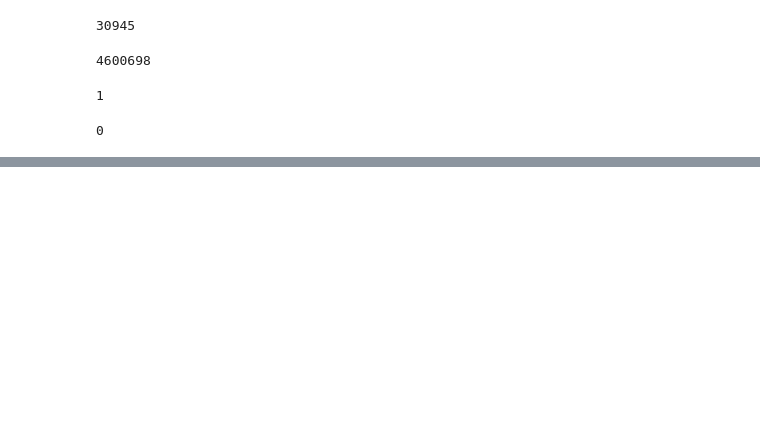
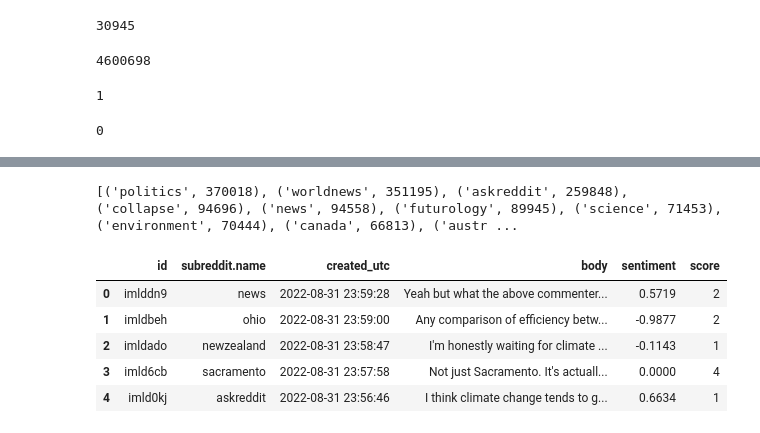
Before and after one commit to jimenasalinas/RedditGoesGreen, a Jupyter notebook: harsh_eda.ipynb, the cells around one changed output, grey strips where cells are left out. Saved outputs shown, nothing was run; the diff lists cells and outputs as text; code cells hidden in the pictures; blank space fills up the shorter version.

```diff
--- a/harsh_eda.ipynb
+++ b/harsh_eda.ipynb
@@ -41,0 +100,20 @@ climate.body.isna().sum()
+# %%
+#Dropping subreddits that have less than "threshold" posts
+sorted_subreddits = sorted(subreddits, key=lambda x: x[1], reverse=True)
+
+def drop_tuples_below_threshold(tuples_list, threshold):
+    return [t for t in tuples_list if t[1] >= threshold]
+
+sorted_subreddits_3000 = drop_tuples_below_threshold(sorted_subreddits, 3000)
+print(sorted_subreddits_3000)
+# %% [output]
+[('politics', 370018), ('worldnews', 351195), ('askreddit', 259848), ('collapse', 94696), ('news', 94558), ('futurology', 89945), ('science', 71453), ('environment', 70444), ('canada', 66813), ('austr ...
+# %%
+comments['created_utc'] = pd.to_datetime(comments['created_utc'], unit='s')
+# %% [output]
+|  | id | subreddit.name | created_utc | body | sentiment | score |
+| 0 | imlddn9 | news | 2022-08-31 23:59:28 | Yeah but what the above commenter... | 0.5719 | 2 |
+| 1 | imldbeh | ohio | 2022-08-31 23:59:00 | Any comparison of efficiency betw... | -0.9877 | 2 |
+| 2 | imldado | newzealand | 2022-08-31 23:58:47 | I'm honestly waiting for climate ... | -0.1143 | 1 |
+| 3 | imld6cb | sacramento | 2022-08-31 23:57:58 | Not just Sacramento. It's actuall... | 0.0000 | 4 |
+| 4 | imld0kj | askreddit | 2022-08-31 23:56:46 | I think climate change tends to g... | 0.6634 | 1 |
```
Also changed, not shown: parts of 17 cells of this notebook.
